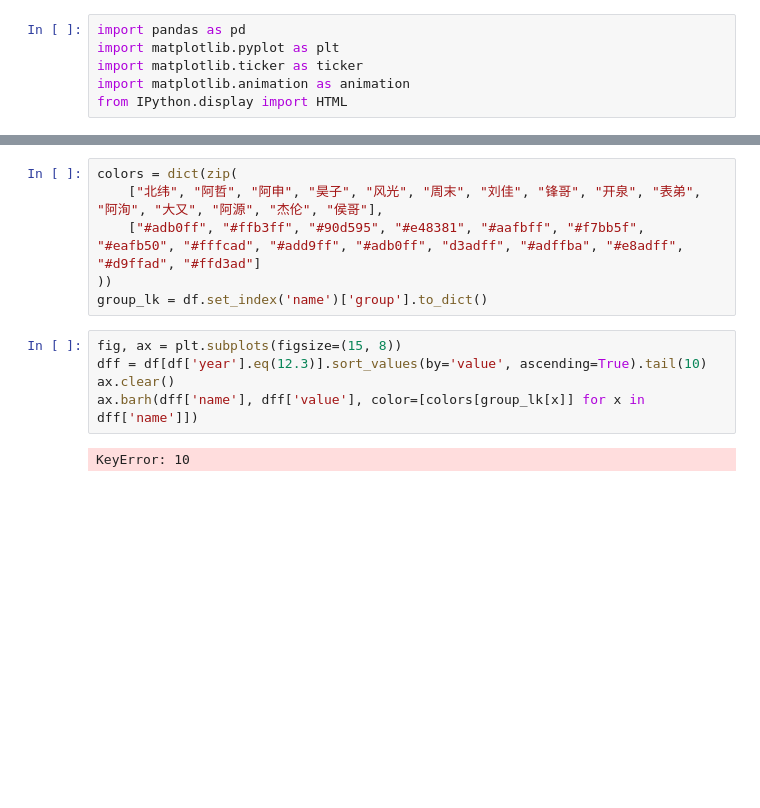
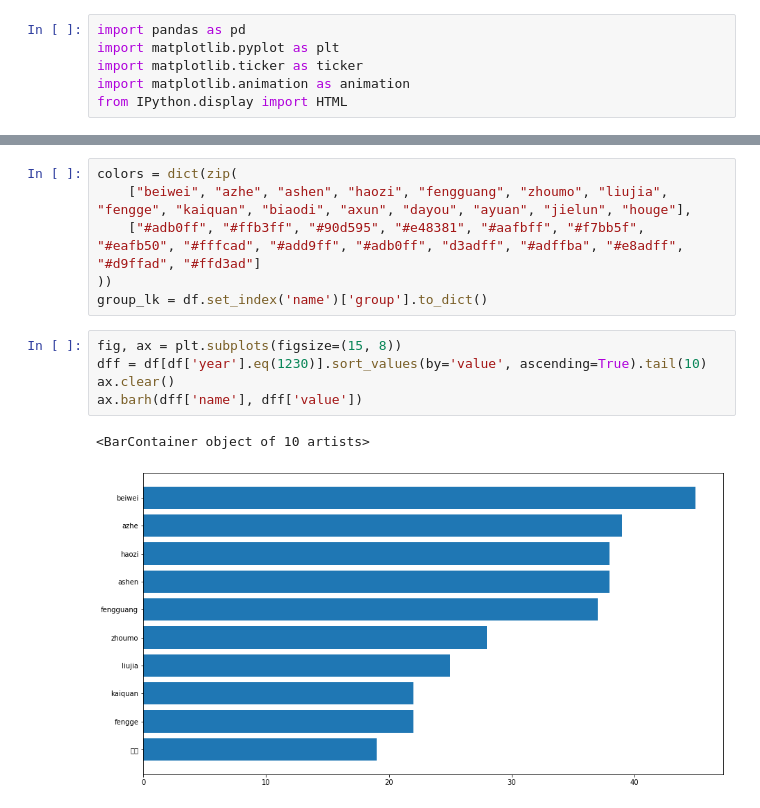
Before and after one commit to npukujui11/520-fc, a Jupyter notebook: race_bar.ipynb, the cells around one changed output, grey strips where cells are left out. Saved outputs shown, nothing was run; the diff lists cells and outputs as text; blank space fills up the shorter version.

```diff
--- a/race_bar.ipynb
+++ b/race_bar.ipynb
@@ -16,13 +16,14 @@ df.head(3)
 # %%
 colors = dict(zip(
-    ["北纬", "阿哲", "阿申", "昊子", "风光", "周末", "刘佳", "锋哥", "开泉", "表弟", "阿洵", "大又", "阿源", "杰伦", "侯哥"],
+    ["beiwei", "azhe", "ashen", "haozi", "fengguang", "zhoumo", "liujia", "fengge", "kaiquan", "biaodi", "axun", "dayou", "ayuan", "jielun", "houge"],
     ["#adb0ff", "#ffb3ff", "#90d595", "#e48381", "#aafbff", "#f7bb5f", "#eafb50", "#fffcad", "#add9ff", "#adb0ff", "d3adff", "#adffba", "#e8adff", "#d9ffad", "#ffd3ad"]
 ))
 group_lk = df.set_index('name')['group'].to_dict()
 # %%
 fig, ax = plt.subplots(figsize=(15, 8))
-dff = df[df['year'].eq(12.3)].sort_values(by='value', ascending=True).tail(10)
+dff = df[df['year'].eq(1230)].sort_values(by='value', ascending=True).tail(10)
 ax.clear()
-ax.barh(dff['name'], dff['value'], color=[colors[group_lk[x]] for x in dff['name']])
+ax.barh(dff['name'], dff['value'])
 # %% [output]
-KeyError: 10
+<BarContainer object of 10 artists>
+[figure, added]
```
Also changed, not shown: parts of 3 cells of this notebook, 1 other file.
